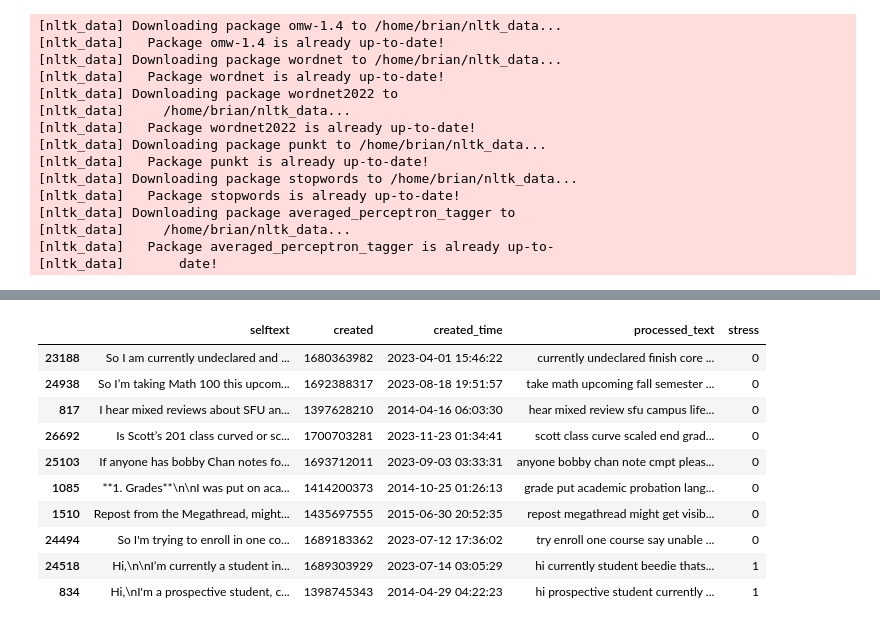
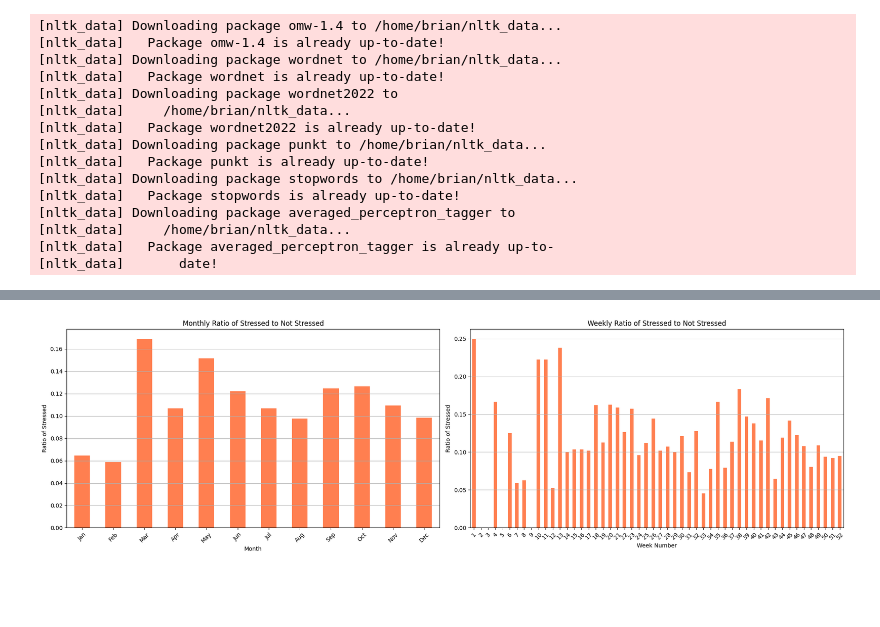
Before and after one commit to Yiran-Lu/CMPT733-Final-Project, a Jupyter notebook: inference.ipynb, the cells around one changed output, grey strips where cells are left out. Cells and saved outputs as stored; diff of their text form; code cells hidden in the pictures; blank space fills up the shorter version.

```diff
--- a/inference.ipynb
+++ b/inference.ipynb
@@ -135,16 +320,14 @@ def predict_stress_reddit(df_reddit):
+# %%
+df_usyd = predict_stress_reddit(pd.read_json('datasets/reddit/usyd_submissions.zip', lines=True))
+# %%
+fig, axs = plt.subplots(1, 2, figsize=(20, 6))  # 1 row, 2 columns
+
+plot_monthly_stress_ratio(df_usyd, axs[0])
+plot_weekly_stress_ratio(df_usyd, axs[1])
+
+plt.tight_layout()
+plt.show()
+# %% [output]
+[figure, added]
 # %%
 df_sfu = predict_stress_reddit(pd.read_json('datasets/reddit/simonfraser_submissions.zip', lines=True))
-
-df_sfu.sample(10)
-# %% [output]
-|  | selftext | created | created_time | processed_text | stress |
-| 23188 | So I am currently undeclared and ... | 1680363982 | 2023-04-01 15:46:22 | currently undeclared finish core ... | 0 |
-| 24938 | So I’m taking Math 100 this upcom... | 1692388317 | 2023-08-18 19:51:57 | take math upcoming fall semester ... | 0 |
-| 817 | I hear mixed reviews about SFU an... | 1397628210 | 2014-04-16 06:03:30 | hear mixed review sfu campus life... | 0 |
-| 26692 | Is Scott’s 201 class curved or sc... | 1700703281 | 2023-11-23 01:34:41 | scott class curve scaled end grad... | 0 |
-| 25103 | If anyone has bobby Chan notes fo... | 1693712011 | 2023-09-03 03:33:31 | anyone bobby chan note cmpt pleas... | 0 |
-| 1085 | **1. Grades**\n\nI was put on aca... | 1414200373 | 2014-10-25 01:26:13 | grade put academic probation lang... | 0 |
-| 1510 | Repost from the Megathread, might... | 1435697555 | 2015-06-30 20:52:35 | repost megathread might get visib... | 0 |
-| 24494 | So I'm trying to enroll in one co... | 1689183362 | 2023-07-12 17:36:02 | try enroll one course say unable ... | 0 |
-| 24518 | Hi,\n\nI’m currently a student in... | 1689303929 | 2023-07-14 03:05:29 | hi currently student beedie thats... | 1 |
-| 834 | Hi,\nI'm a prospective student, c... | 1398745343 | 2014-04-29 04:22:23 | hi prospective student currently ... | 1 |
```
Also changed, not shown: parts of 15 cells of this notebook.
